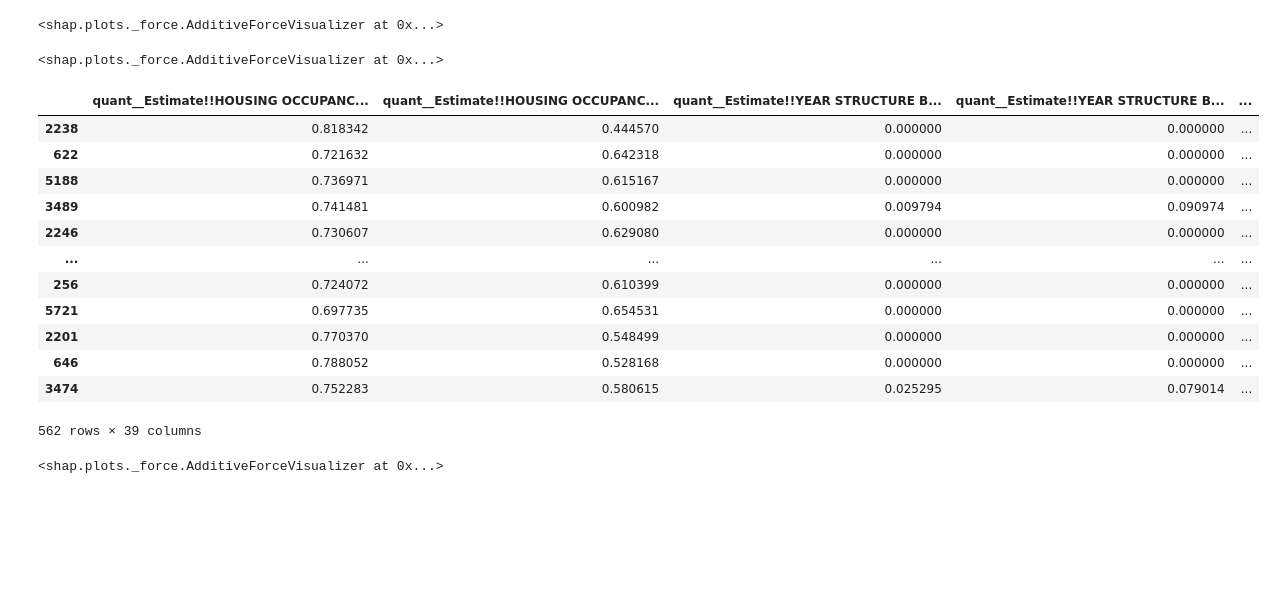
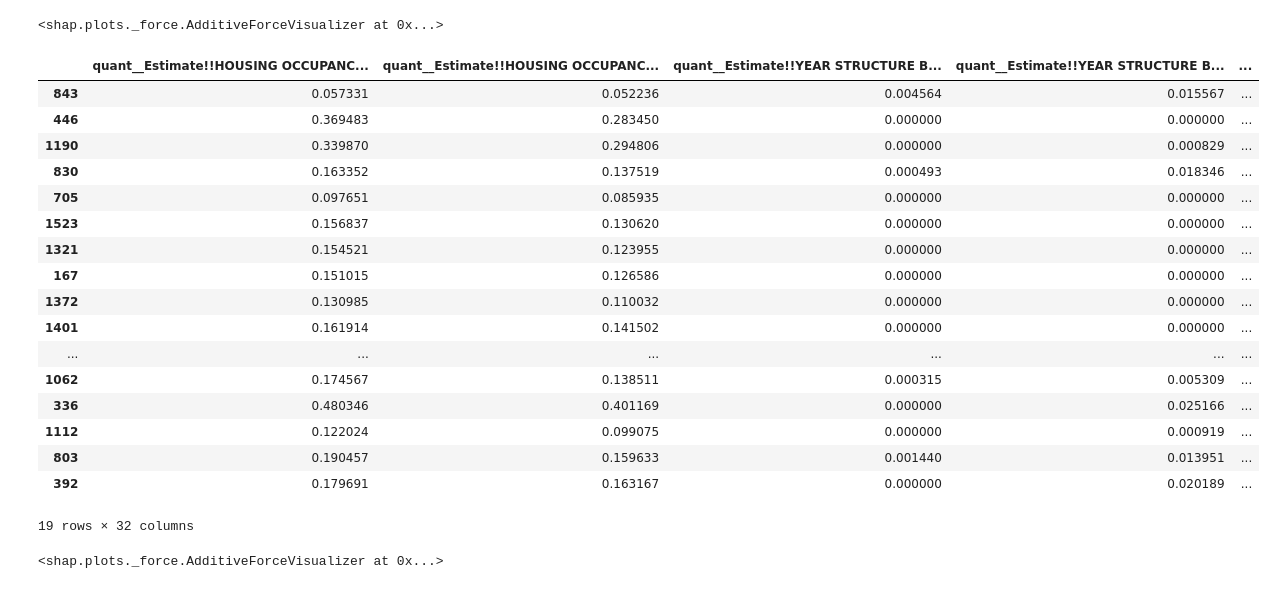
Before and after one commit to MADS696ss25group4/milestone2, a Jupyter notebook: shap_analysis.ipynb, the cells around one changed output. Drawn from its saved outputs; the diff is of its cells as text; code cells hidden in the pictures; blank space fills up the shorter version.

```diff
--- a/shap_analysis.ipynb
+++ b/shap_analysis.ipynb
@@ -64,6 +64,6 @@ print(X_train.shape, X_test.shape)
 # %%
-new_best_model_rfr = RandomForestRegressor(max_depth=22,
-                                    max_features=5,
+new_best_model_rfr = RandomForestRegressor(max_depth=24,
+                                    max_features=18,
                                     n_estimators=135,
                                     random_state=0,
                                     n_jobs = -1,
@@ -167,23 +146,25 @@ shap.plots.force(row_128)
 # %% [output]
 <shap.plots._force.AdditiveForceVisualizer at 0x...>
-# %%
-shap.plots.force(row_6145)
-# %% [output]
-<shap.plots._force.AdditiveForceVisualizer at 0x...>
 # %%
-df_compare[df_compare['delta'].abs()<1]
+df_compare[df_compare['delta'].abs()<.1].sort_values(by='delta',
+                                                    ascending=True)
 # %% [output]
 |  | quant__Estimate!!HOUSING OCCUPANC... | quant__Estimate!!HOUSING OCCUPANC... | quant__Estimate!!YEAR STRUCTURE B... | quant__Estimate!!YEAR STRUCTURE B... | ... |
-| 2238 | 0.818342 | 0.444570 | 0.000000 | 0.000000 | ... |
-| 622 | 0.721632 | 0.642318 | 0.000000 | 0.000000 | ... |
-| 5188 | 0.736971 | 0.615167 | 0.000000 | 0.000000 | ... |
-| 3489 | 0.741481 | 0.600982 | 0.009794 | 0.090974 | ... |
-| 2246 | 0.730607 | 0.629080 | 0.000000 | 0.000000 | ... |
+| 843 | 0.057331 | 0.052236 | 0.004564 | 0.015567 | ... |
+| 446 | 0.369483 | 0.283450 | 0.000000 | 0.000000 | ... |
+| 1190 | 0.339870 | 0.294806 | 0.000000 | 0.000829 | ... |
+| 830 | 0.163352 | 0.137519 | 0.000493 | 0.018346 | ... |
+| 705 | 0.097651 | 0.085935 | 0.000000 | 0.000000 | ... |
+| 1523 | 0.156837 | 0.130620 | 0.000000 | 0.000000 | ... |
+| 1321 | 0.154521 | 0.123955 | 0.000000 | 0.000000 | ... |
+| 167 | 0.151015 | 0.126586 | 0.000000 | 0.000000 | ... |
+| 1372 | 0.130985 | 0.110032 | 0.000000 | 0.000000 | ... |
+| 1401 | 0.161914 | 0.141502 | 0.000000 | 0.000000 | ... |
 | ... | ... | ... | ... | ... | ... |
-| 256 | 0.724072 | 0.610399 | 0.000000 | 0.000000 | ... |
-| 5721 | 0.697735 | 0.654531 | 0.000000 | 0.000000 | ... |
-| 2201 | 0.770370 | 0.548499 | 0.000000 | 0.000000 | ... |
-| 646 | 0.788052 | 0.528168 | 0.000000 | 0.000000 | ... |
-| 3474 | 0.752283 | 0.580615 | 0.025295 | 0.079014 | ... |
+| 1062 | 0.174567 | 0.138511 | 0.000315 | 0.005309 | ... |
+| 336 | 0.480346 | 0.401169 | 0.000000 | 0.025166 | ... |
+| 1112 | 0.122024 | 0.099075 | 0.000000 | 0.000919 | ... |
+| 803 | 0.190457 | 0.159633 | 0.001440 | 0.013951 | ... |
+| 392 | 0.179691 | 0.163167 | 0.000000 | 0.020189 | ... |
-562 rows × 39 columns
+19 rows × 32 columns
 # %%
```
Also changed, not shown: parts of 12 cells of this notebook.
